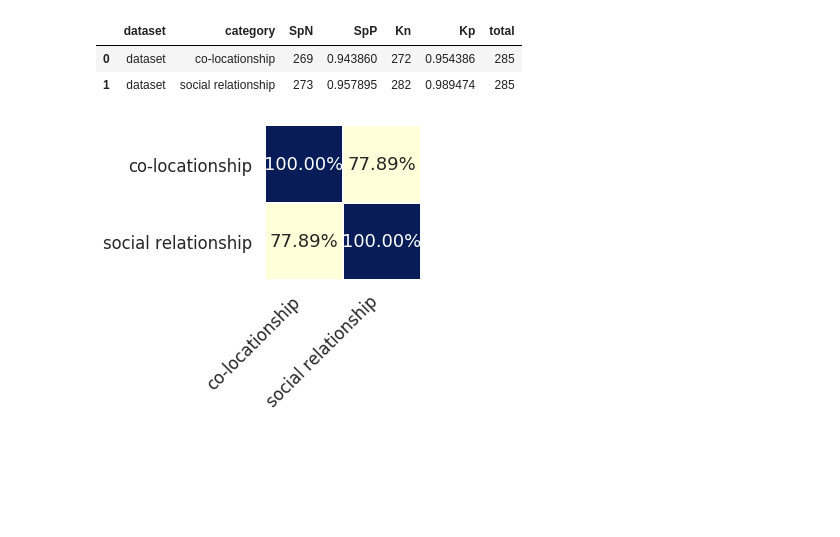
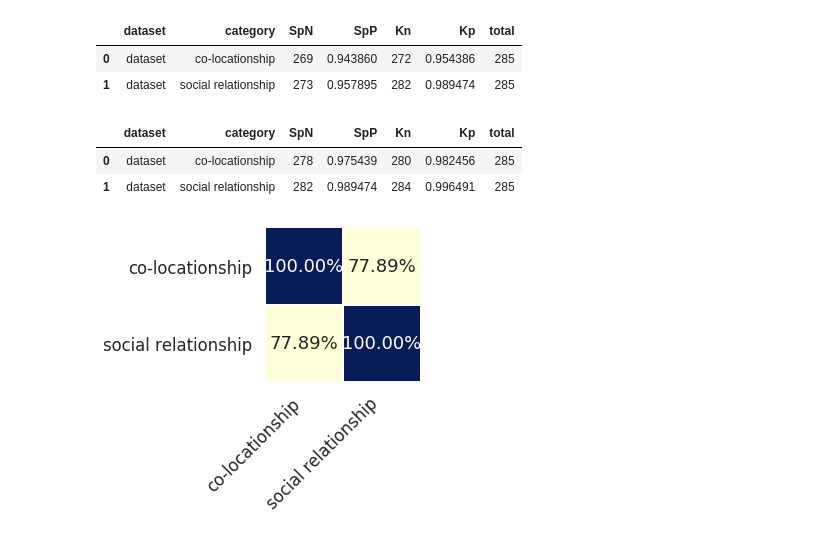
Before and after one commit to Magica-Chen/co-locationship, a Jupyter notebook: example/example_weeplaces.ipynb, the cells around one changed output. Cells and saved outputs as stored; diff of their text form; code cells hidden in the pictures; blank space fills up the shorter version.

```diff
--- a/example/example_weeplaces.ipynb
+++ b/example/example_weeplaces.ipynb
@@ -172,4 +176,10 @@ compare_v2.stats_test_monotonicity(target='RCCP')
 |  | dataset | category | SpN | SpP | Kn | Kp | total |
 | 0 | dataset | co-locationship | 269 | 0.943860 | 272 | 0.954386 | 285 |
 | 1 | dataset | social relationship | 273 | 0.957895 | 282 | 0.989474 | 285 |
+# %%
+compare_v2.stats_test_monotonicity(target='ego+alters')
+# %% [output]
+|  | dataset | category | SpN | SpP | Kn | Kp | total |
+| 0 | dataset | co-locationship | 278 | 0.975439 | 280 | 0.982456 | 285 |
+| 1 | dataset | social relationship | 282 | 0.989474 | 284 | 0.996491 | 285 |
 # %%
```
Also changed, not shown: parts of 5 cells of this notebook.
